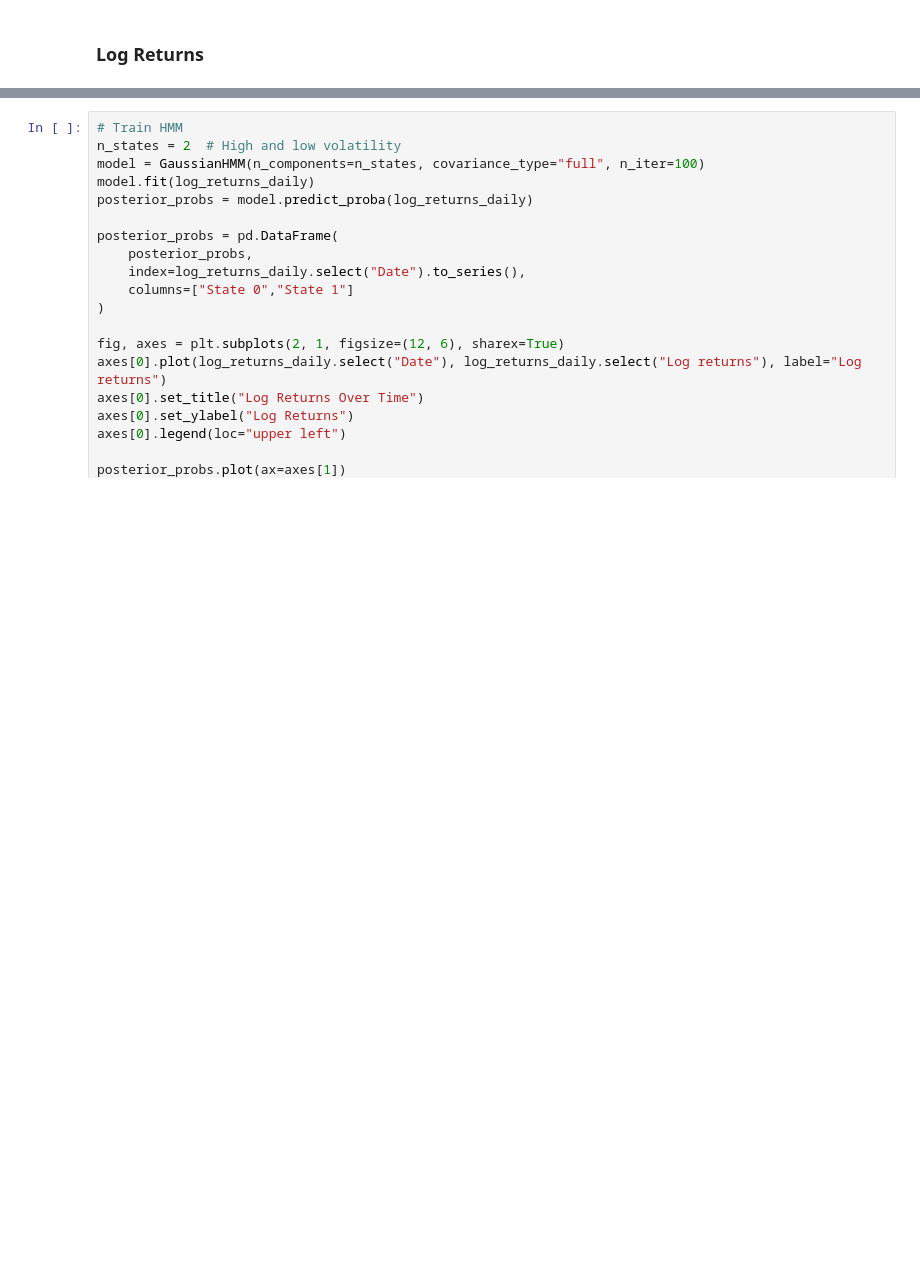
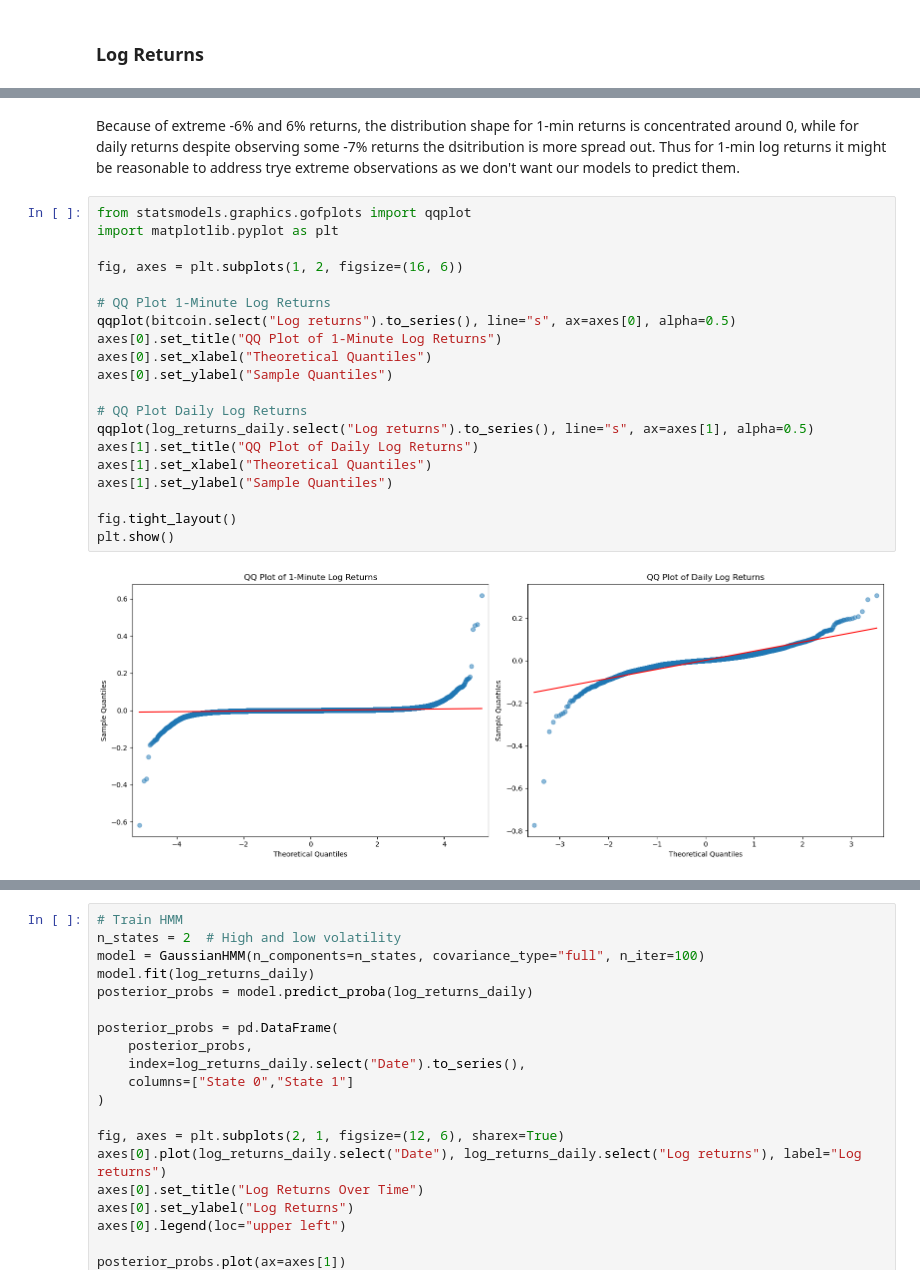
Before and after one commit to anthonymakarewicz/bitcoin-momentum-trading, a Jupyter notebook: main.ipynb, the cells around one changed output, grey strips where cells are left out. Saved outputs shown, nothing was run; the diff lists cells and outputs as text; blank space fills up the shorter version.

```diff
--- a/main.ipynb
+++ b/main.ipynb
@@ -185,0 +231,24 @@ plt.show()
+# %% [markdown]
+Because of extreme -6% and 6% returns, the distribution shape for 1-min returns is concentrated around 0, while for daily returns despite observing some -7% returns the dsitribution is more spread out. Thus for 1-min log returns it might be reasonable to address trye extreme observations as we don't want our models to predict them.
+# %%
+from statsmodels.graphics.gofplots import qqplot
+import matplotlib.pyplot as plt
+
+fig, axes = plt.subplots(1, 2, figsize=(16, 6))
+
+# QQ Plot 1-Minute Log Returns
+qqplot(bitcoin.select("Log returns").to_series(), line="s", ax=axes[0], alpha=0.5)
+axes[0].set_title("QQ Plot of 1-Minute Log Returns")
+axes[0].set_xlabel("Theoretical Quantiles")
+axes[0].set_ylabel("Sample Quantiles")
+
+# QQ Plot Daily Log Returns
+qqplot(log_returns_daily.select("Log returns").to_series(), line="s", ax=axes[1], alpha=0.5)
+axes[1].set_title("QQ Plot of Daily Log Returns")
+axes[1].set_xlabel("Theoretical Quantiles")
+axes[1].set_ylabel("Sample Quantiles")
+
+fig.tight_layout()
+plt.show()
+# %% [output]
+[figure, added]
```
Also changed, not shown: parts of 13 cells of this notebook.
